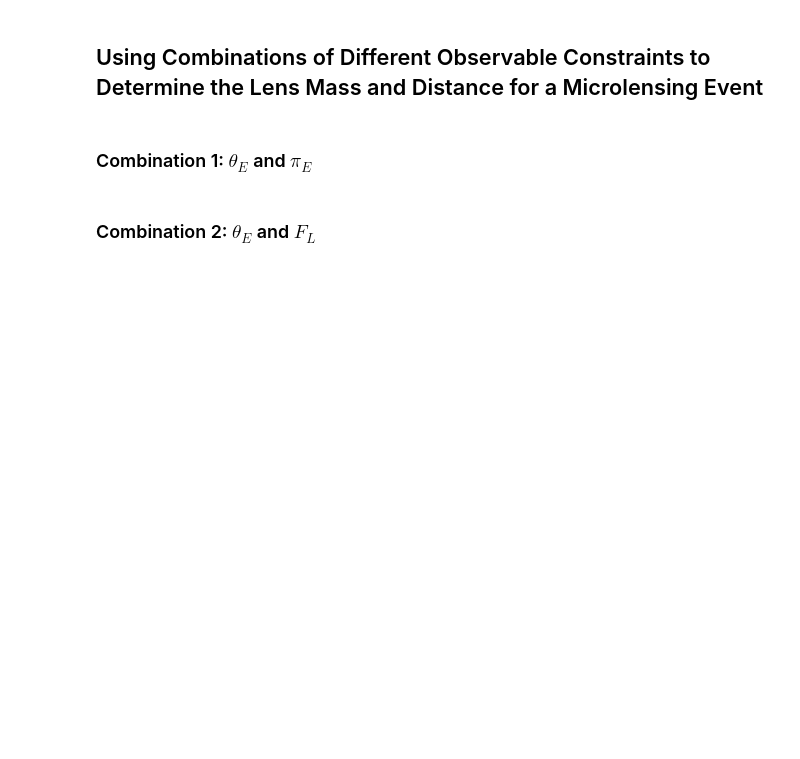
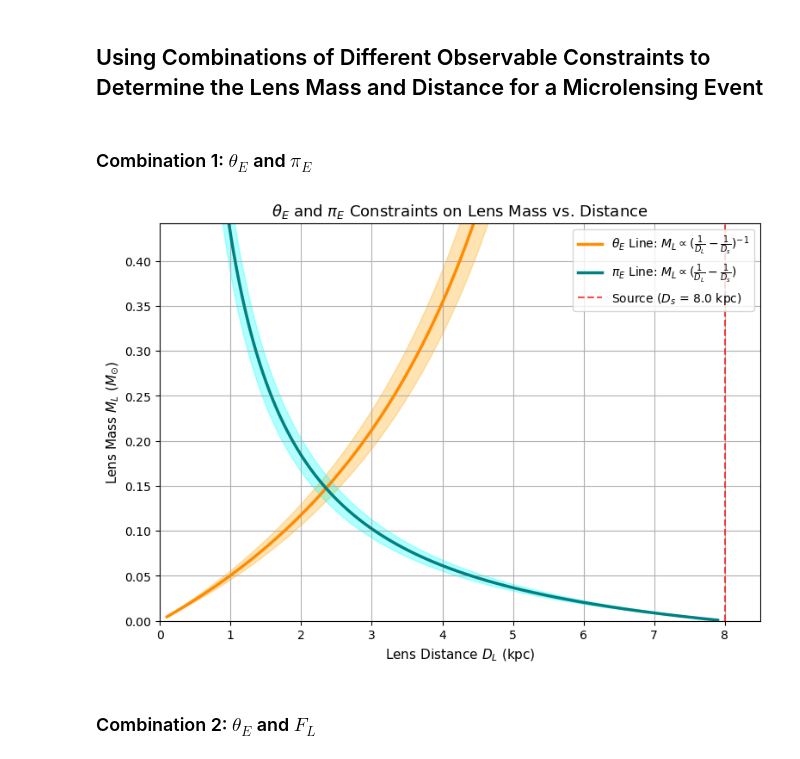
Before and after one commit to truskoa1/Roman-Microlensing-Mass-Distance, a Jupyter notebook: ML_vs_DL_plots.ipynb, the cells around one changed output. Cells and saved outputs as stored; diff of their text form; code cells hidden in the pictures; blank space fills up the shorter version.

Commit message:
added plots in for theta_E and pi_E, theta_E and DL, and pi_E and D_L

```diff
--- a/ML_vs_DL_plots.ipynb
+++ b/ML_vs_DL_plots.ipynb
@@ -3,7 +3,61 @@
 # %% [markdown]
 ### Combination 1: $\theta_E$ and $\pi_E$
 # %%
-#code for pi e and theta e
+import numpy as np
+import matplotlib.pyplot as plt
+
+# Constants & Parameters
+D_s = 8.0        # Distance to the source star (kpc)
+kappa = 8.144    # Microlensing constant (mas / M_sun)
+
+# values of observables
+theta_E = 0.6    # Angular Einstein radius (mas)
+pi_E = 0.5       # Microlens parallax
+
+M_L = np.linspace(0.01, 2.0, 500)
+D_L = np.linspace(0.1, D_s - 0.1, 500)
+
+# theta_E constraint
+M_L_theta = ((theta_E**2) / (kappa)) * (D_s * D_L / (D_s - D_L))
+# pi_E constraint
+M_L_pi = ((D_s - D_L) / (D_s * D_L)) * (1 / (kappa * pi_E**2))
+
+# uncertainties in mass (assuming 10%)
+sigma_theta_E = 0.1 * M_L_theta  # 10% uncertainty in mass theta_E
+sigma_pi_E = 0.1 * M_L_pi  # 10% uncertainty in mass pi_E
+
+# Intersection Point
+D_L_intersect = 1.0 / (pi_E * theta_E + (1.0 / D_s))
+M_L_intersect = theta_E / (kappa * pi_E)
+
+# Plotting to constrain M_L and D_L
+plt.figure(figsize=(9, 6))
+
+# Plot theta_E line
+plt.plot(D_L, M_L_theta, color='darkorange', linewidth=2.5,
+         label=r'$\theta_E$ Line: $M_L \propto (\frac{1}{D_L} - \frac{1}{D_s})^{-1}$')
+plt.fill_between(D_L, M_L_theta - sigma_theta_E, M_L_theta + sigma_theta_E, color='orange', alpha=0.3)
+
+# Plot pi_E line
+plt.plot(D_L, M_L_pi, color='teal', linewidth=2.5,
+        label=r'$\pi_E$ Line: $M_L \propto (\frac{1}{D_L} - \frac{1}{D_s})$')
+plt.fill_between(D_L, M_L_pi - sigma_pi_E, M_L_pi + sigma_pi_E, color='cyan', alpha=0.3)
+
+# Graph aesthetics
+plt.title(r'$\theta_E$ and $\pi_E$ Constraints on Lens Mass vs. Distance', fontsize=13)
+plt.xlabel('Lens Distance $D_L$ (kpc)', fontsize=11)
+plt.ylabel('Lens Mass $M_L$ ($M_{\odot}$)', fontsize=11)
+plt.axvline(x=D_s, color='red', linestyle='--', alpha=0.7, label=f'Source ($D_s$ = {D_s} kpc)')
+
+# Adjusting limits to see intersection clearly
+plt.xlim(0, D_s + 0.5)
+plt.ylim(0, M_L_intersect * 3.0)
+plt.grid()
+plt.legend(loc='upper right')
+
+plt.show()
+# %% [output]
+[figure, added]
 # %% [markdown]
 ### Combination 2: $\theta_E$ and $F_{L}$
 # %%
```
Also changed, not shown: parts of 2 cells of this notebook.
